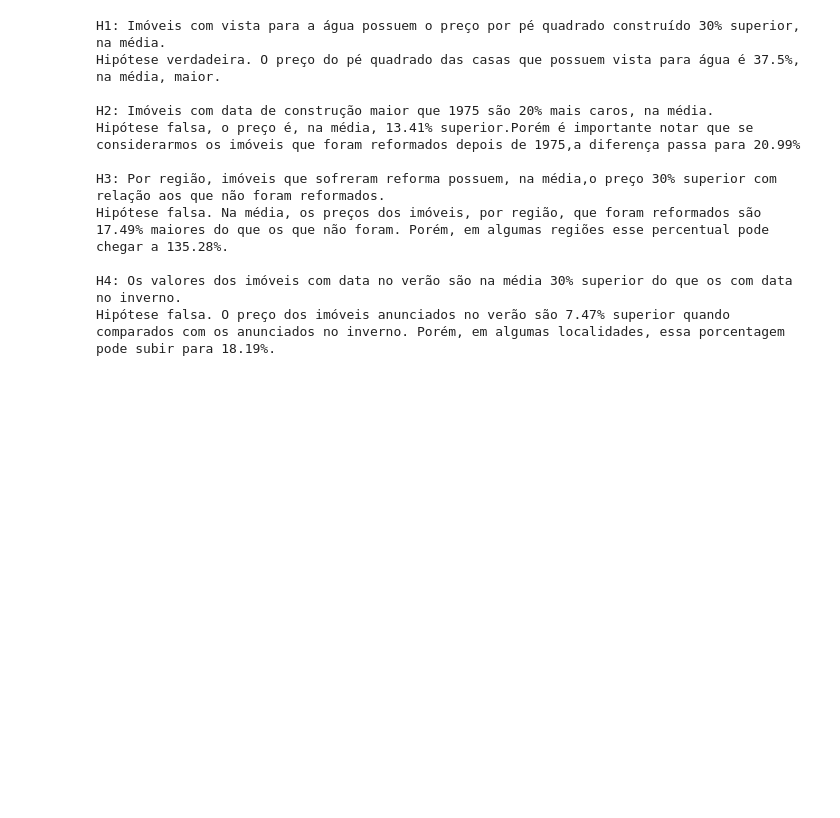
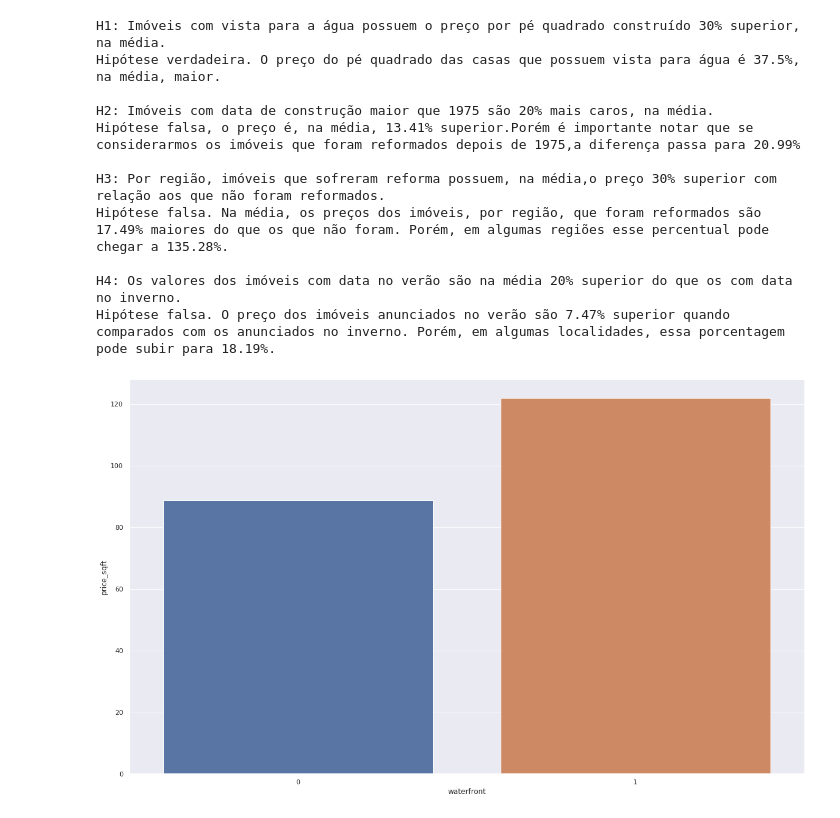
Before and after one commit to jonasbarletta/Insight_Project_House_Rocket, a Jupyter notebook: Insights.ipynb, the cells around one changed output. Saved outputs shown, nothing was run; the diff lists cells and outputs as text; code cells hidden in the pictures; blank space fills up the shorter version.

```diff
--- a/Insights.ipynb
+++ b/Insights.ipynb
@@ -4,3 +6,8 @@ import numpy as np
+# %%
+# configurações globais
+sns.set_theme()                                                   # gráfico
+plt.rcParams['figure.figsize'] = [20, 12]                         # gráfico
+# pd.set_option('display.float_format', lambda x: '%.5f' % x)       # notação científica
 # %%
 def get_data(path):
     data = pd.read_csv(path)
@@ -8,7 +15,7 @@ def get_data(path):
 
 def clean_data(data):
     '''
-    Foram identificados alguns imóveis duplicados.
+   a Foram identificados alguns imóveis duplicados.
     Tais imóveis foram colocados a venda em uma determinada data e depois colocados a venda em outra data com um preço maior.
     Nesse caso, desconsideraremos a primeira aprição desse imóveis no dataset.
     Também desconsideraremos um dos imóveis que possui um número muito alto de quartos com relação ao seu tamanho.
@@ -127,5 +134,12 @@ Hipótese falsa, o preço é, na média, 13.41% superior.Porém é importante no
 H3: Por região, imóveis que sofreram reforma possuem, na média,o preço 30% superior com relação aos que não foram reformados.
 Hipótese falsa. Na média, os preços dos imóveis, por região, que foram reformados são 17.49% maiores do que os que não foram. Porém, em algumas regiões esse percentual pode chegar a 135.28%.
 
-H4: Os valores dos imóveis com data no verão são na média 30% superior do que os com data no inverno.
+H4: Os valores dos imóveis com data no verão são na média 20% superior do que os com data no inverno.
 Hipótese falsa. O preço dos imóveis anunciados no verão são 7.47% superior quando comparados com os anunciados no inverno. Porém, em algumas localidades, essa porcentagem pode subir para 18.19%.
+# %%
+# waterfront insight
+data['price_sqft'] = data['price']/data['sqft_lot']
+df = data[['waterfront', 'price_sqft']].groupby('waterfront').mean().reset_index()
+sns.barplot(data=df, x='waterfront', y='price_sqft');
+# %% [output]
+[figure, added]
```
Also changed, not shown: parts of 4 cells of this notebook.
